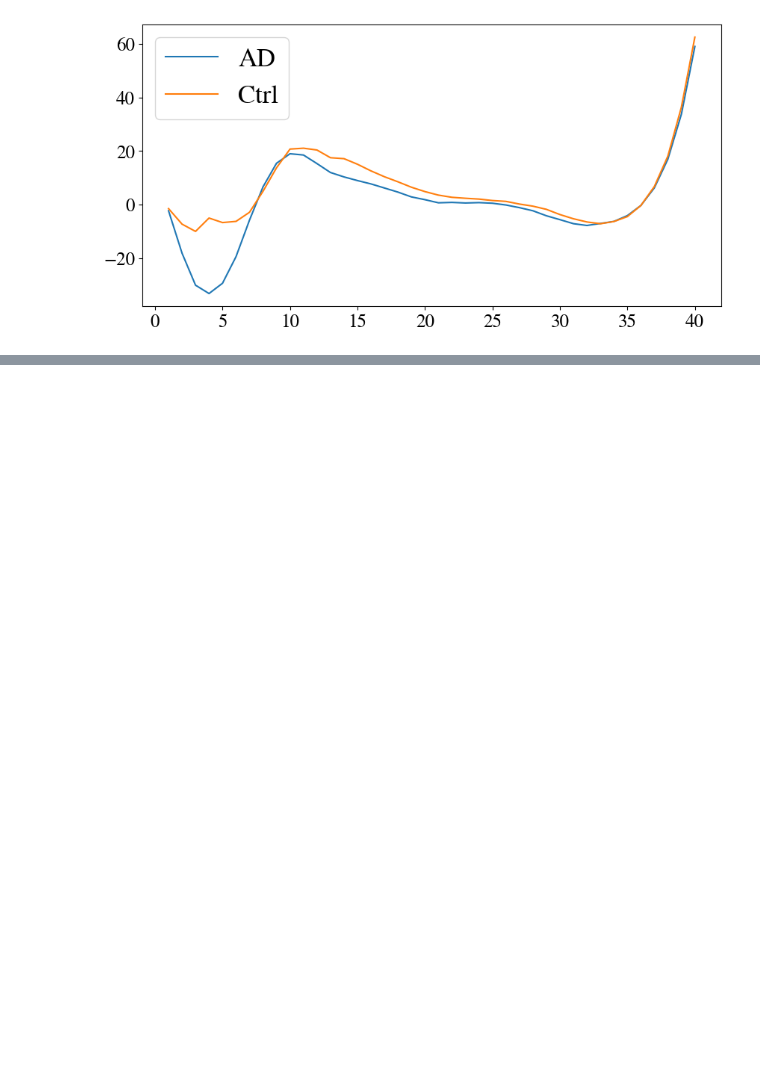
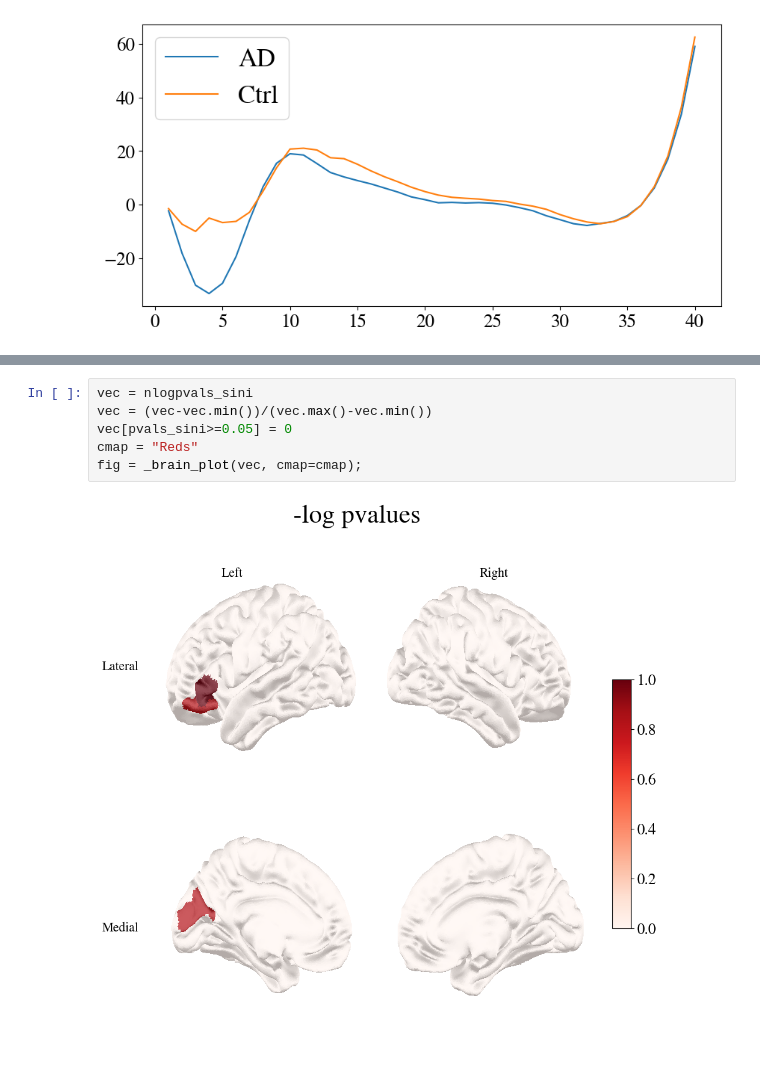
Before and after one commit to JINhuaqing/HDF, a Jupyter notebook: notebooks/real_data_run40_N.ipynb, the cells around one changed output, grey strips where cells are left out. Cells and saved outputs as stored; diff of their text form; blank space fills up the shorter version.

```diff
--- a/notebooks/real_data_run40_N.ipynb
+++ b/notebooks/real_data_run40_N.ipynb
@@ -881,0 +900,8 @@ plt.legend()
+# %%
+vec = nlogpvals_sini
+vec = (vec-vec.min())/(vec.max()-vec.min())
+vec[pvals_sini>=0.05] = 0
+cmap = "Reds"
+fig = _brain_plot(vec, cmap=cmap);
+# %% [output]
+[figure, added]
```
Also changed, not shown: parts of 4 cells of this notebook, 9 other files.
